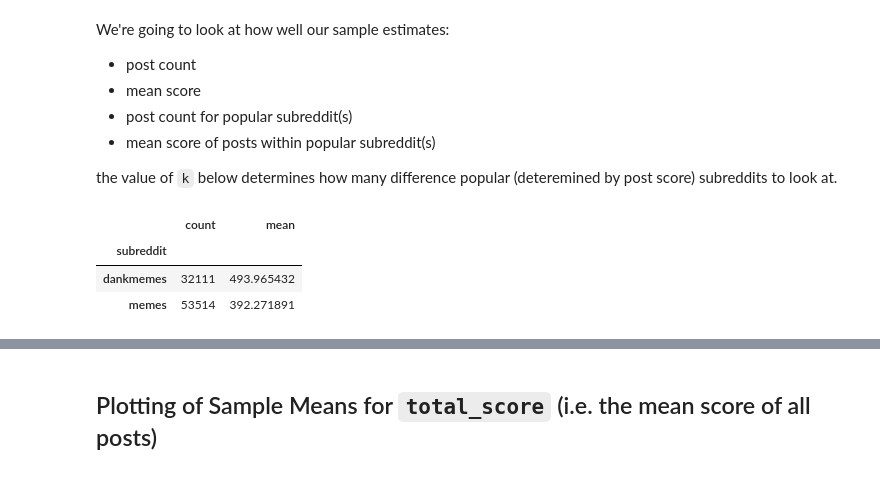
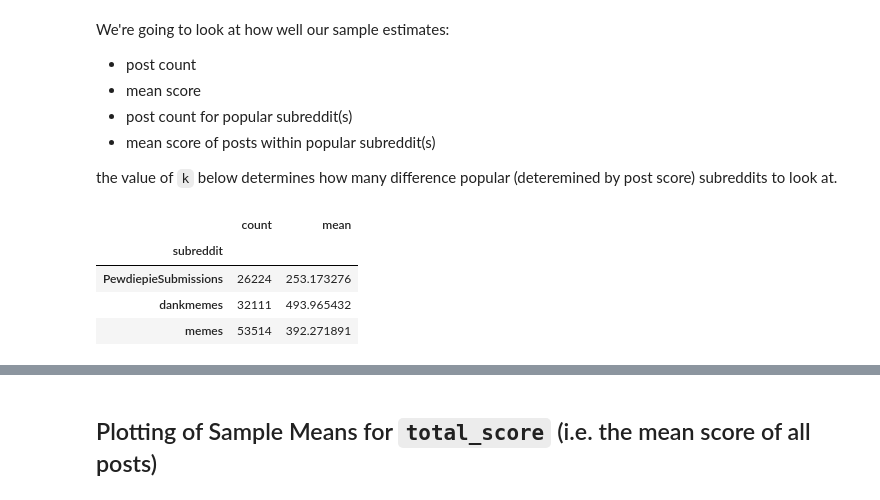
Before and after one commit to nickmvincent/reddit_wallstreetbets_activity_estimation, a Jupyter notebook: jan2020_simulations.ipynb, the cells around one changed output, grey strips where cells are left out. Cells and saved outputs as stored; diff of their text form; code cells hidden in the pictures.

```diff
--- a/jan2020_simulations.ipynb
+++ b/jan2020_simulations.ipynb
@@ -130,14 +130,15 @@ estimates:
 the value of `k` below determines how many difference popular (deteremined by post score)
 subreddits to look at.
 # %%
-k = 2
+k = 3
 top_by_score = df.groupby('subreddit').score.sum().sort_values(ascending=False)[:k]
 top_subs = top_by_score.index
 top_agg = df[df.subreddit.isin(top_subs)].groupby('subreddit').score.agg(['count', 'mean'])
 top_agg
 # %% [output]
 |  | count | mean |
 | subreddit |  |  |
+| PewdiepieSubmissions | 26224 | 253.173276 |
 | dankmemes | 32111 | 493.965432 |
 | memes | 53514 | 392.271891 |
 # %%
```
Also changed, not shown: parts of 23 cells of this notebook.
